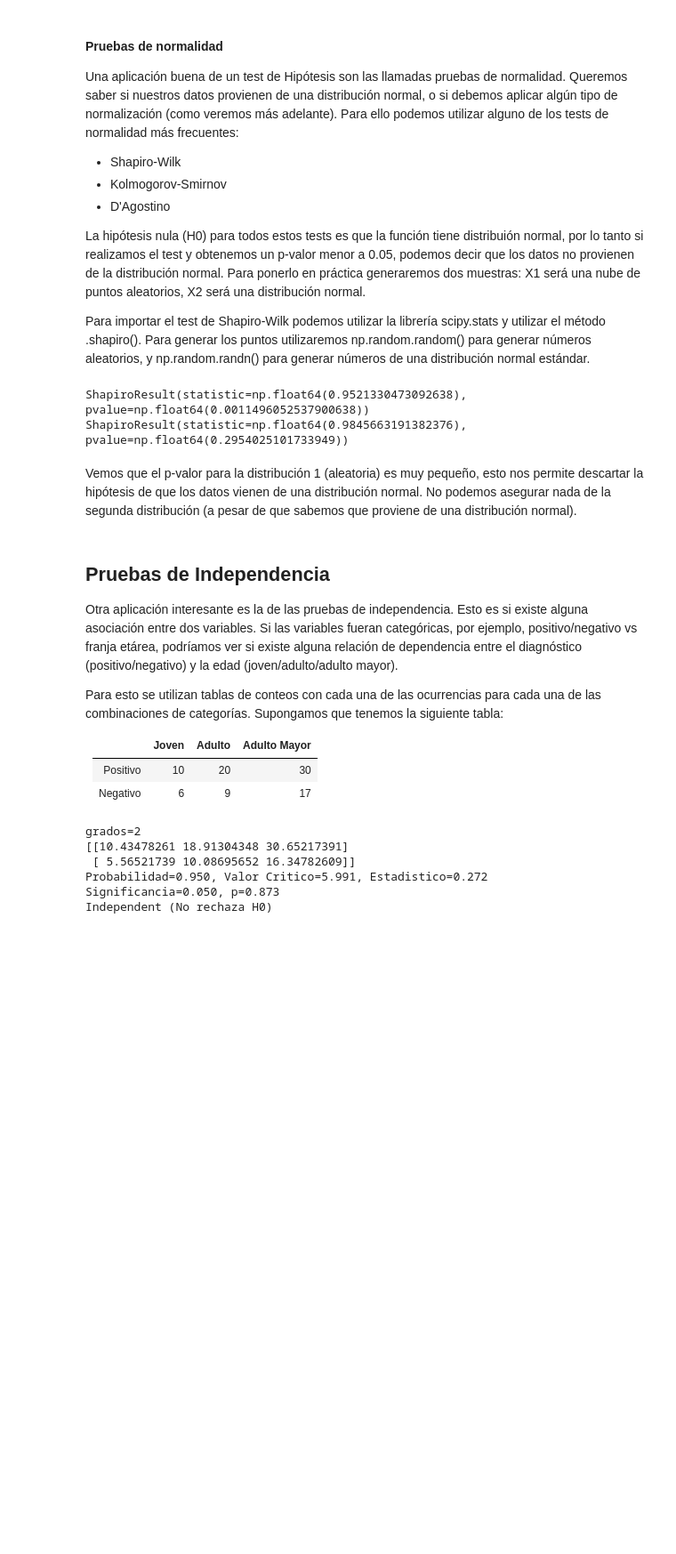
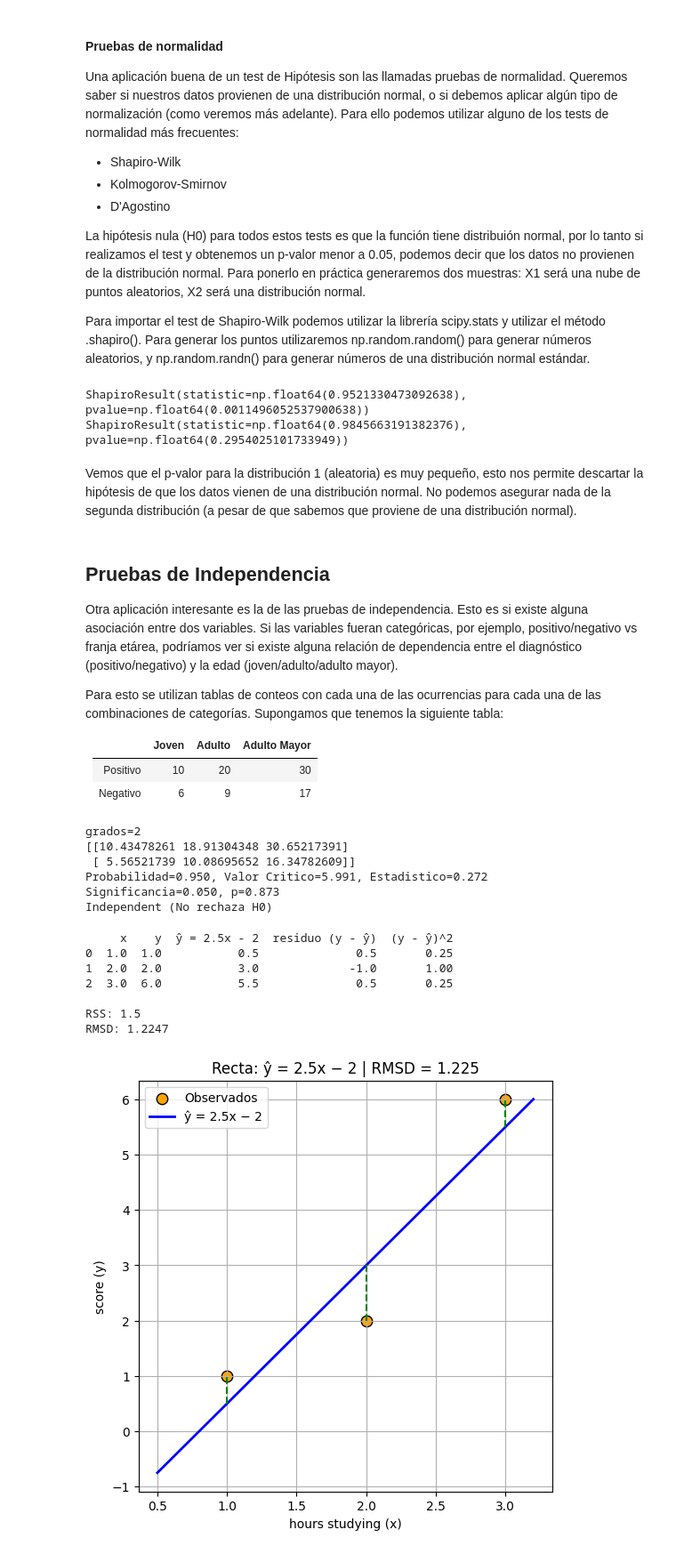
Before and after one commit to wilmanAQ/Inteligencia_Artificial, a Jupyter notebook: notebook/introducci-n-a-estad-stica-para-data-science.ipynb, the cells around one changed output. Shown: that part at 89% size. Cells and saved outputs as stored; diff of their text form; code cells hidden in the pictures; blank space fills up the shorter version.

```diff
--- a/notebook/introducci-n-a-estad-stica-para-data-science.ipynb
+++ b/notebook/introducci-n-a-estad-stica-para-data-science.ipynb
@@ -558,3 +558,76 @@ grados=2
 Probabilidad=0.950, Valor Critico=5.991, Estadistico=0.272
 Significancia=0.050, p=0.873
 Independent (No rechaza H0)
+# %%
+import math
+import numpy as np
+import matplotlib.pyplot as plt
+import pandas as pd
+
+# =====================
+# Datos de ejemplo
+# =====================
+x = np.array([1, 2, 3], dtype=float)
+y = np.array([1, 2, 6], dtype=float)   # Valores observados
+
+# Recta dada: ŷ = 2.5x - 2
+def y_hat(x):
+    return 2.5 * x - 2
+
+y_pred = y_hat(x)
+residuals = y - y_pred
+
+# =====================
+# Cálculo de RMSD
+# =====================
+n = len(x)
+rss = np.sum(residuals**2)
+rmsd = math.sqrt(rss / (n - 2)) if n > 2 else float('nan')
+
+# =====================
+# Tabla de resultados
+# =====================
+df = pd.DataFrame({
+    "x": x,
+    "y": y,
+    "ŷ = 2.5x - 2": y_pred,
+    "residuo (y - ŷ)": residuals,
+    "(y - ŷ)^2": residuals**2,
+})
+print(df)
+print("\nRSS:", round(rss, 4))
+print("RMSD:", round(rmsd, 4))
+
+# =====================
+# Gráfica
+# =====================
+plt.figure(figsize=(6,6))
+
+# Puntos observados
+plt.scatter(x, y, color="orange", edgecolor="k", s=80, label="Observados")
+
+# Línea de regresión
+x_line = np.linspace(0.5, 3.2, 100)
+plt.plot(x_line, y_hat(x_line), "b-", linewidth=2, label="ŷ = 2.5x − 2")
+
+# Residuos (líneas verticales)
+for xi, yi, ypi in zip(x, y, y_pred):
+    plt.plot([xi, xi], [ypi, yi], "g--")
+
+# Etiquetas
+plt.xlabel("hours studying (x)")
+plt.ylabel("score (y)")
+plt.title(f"Recta: ŷ = 2.5x − 2 | RMSD = {rmsd:.3f}")
+plt.grid(True)
+plt.legend()
+
+plt.show()
+# %% [output]
+     x    y  ŷ = 2.5x - 2  residuo (y - ŷ)  (y - ŷ)^2
+0  1.0  1.0           0.5              0.5       0.25
+1  2.0  2.0           3.0             -1.0       1.00
+2  3.0  6.0           5.5              0.5       0.25
+
+RSS: 1.5
+RMSD: 1.2247
+[figure, added]
```
